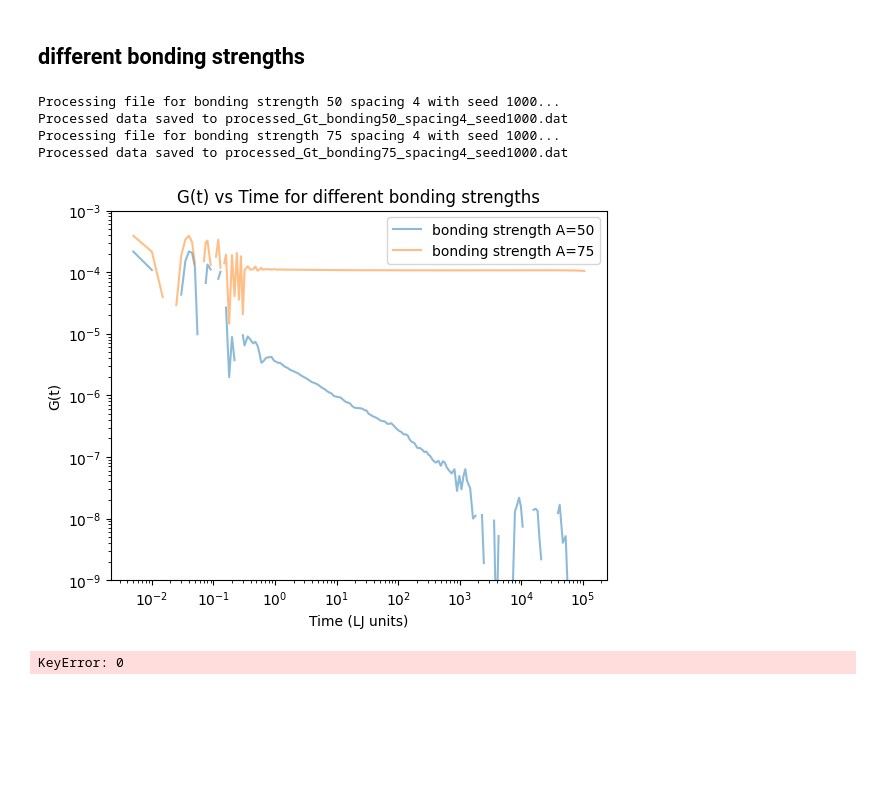
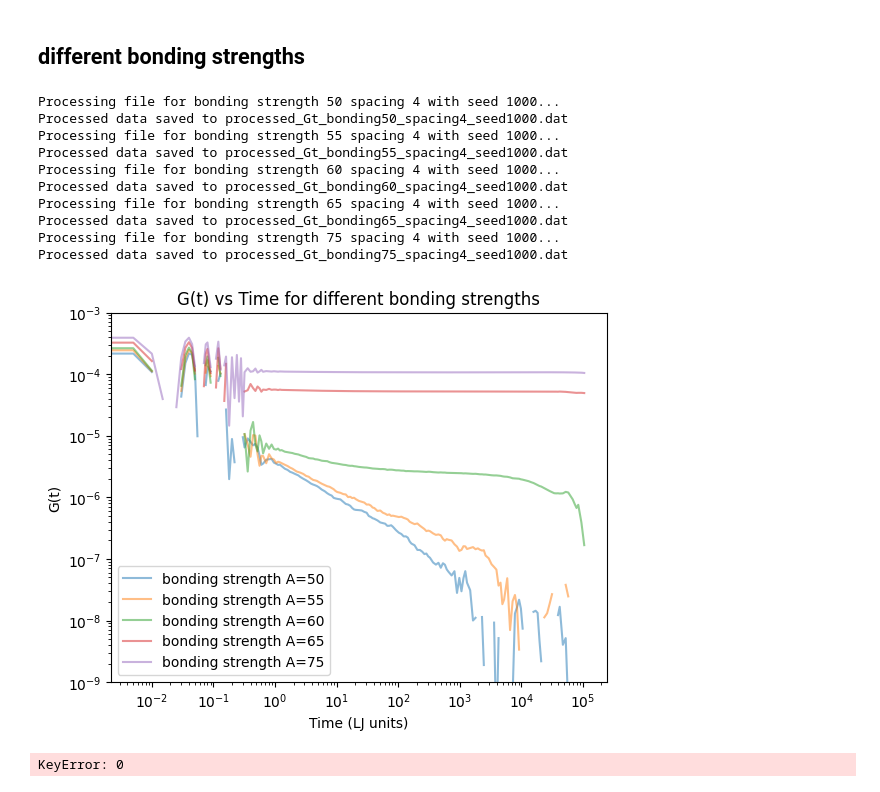
Before and after one commit to anotherbeaver/amine_polymers, a Jupyter notebook: storage_loss_moduli.ipynb, the cells around one changed output. Saved outputs shown, nothing was run; the diff lists cells and outputs as text; code cells hidden in the pictures; blank space fills up the shorter version.

```diff
--- a/logs/storage_loss_moduli.ipynb
+++ b/storage_loss_moduli.ipynb
@@ -363,18 +156,22 @@ $$G(t) = k e^{-\frac k \eta t}$$
 
 and examining it in comparison to the expected form (https://pubs.rsc.org/en/content/articlehtml/2020/sm/d0sm00354a, Fig. 2)
 # %%
+import matplotlib.pyplot as plt
+import numpy as np
+
 # Test of moduli function using a Maxwell model G(t) = k * exp(- (k/eta) * t)
 
-k = 1e2
+k = 1
 eta = 1.0
-t = np.linspace(0, 1e5, 5000)
+t = np.logspace(-1, 1, 100)
 G_t = k * np.exp(- (k / eta) * t)
 
 print(np.any(~np.isfinite(G_t))) # should be False
 print("Maxwell model G(t) min, max:", G_t.min(), G_t.max())
+print("Smallest and largest dt:", np.min(np.diff(t)), np.max(np.diff(t)))
 
 # plt.loglog(t, G_t , label='G(t) Maxwell model')
-plt.plot(t, G_t , label='G(t) Maxwell model')
+plt.loglog(t, G_t , label='G(t) Maxwell model')
 plt.xlabel('Time')
 plt.ylabel('G(t)')
 plt.title('Relaxation Modulus G(t) - Maxwell Model')
@@ -387,8 +185,9 @@ Maxwell model G(t) min, max: 0.0 100.0
 # %%
-
+# t_start = 0
+# t_end =
 # n data points
 n = 200
-omega = np.logspace(-8, 4, n)
+omega = np.logspace(-4, 3, n)
 F, Gp, Gpp = fourier_integral_moduli(t, G_t, omega)
 plt.loglog(omega, Gp, marker='o', alpha=0.6, label="G'")
 plt.loglog(omega, Gpp, marker='x', alpha=0.6, label="G''")
@@ -512,0 +203,25 @@ Comparing the G'/G'' plots with the plots of our actual data
+# %%
+def fourier_moduli_uneven_vec(t, G, omega):
+    t = np.asarray(t)
+    G = np.asarray(G)
+    omega = np.atleast_1d(omega)
+
+    exp_matrix = np.exp(-1j * np.outer(omega, t))  # shape (len(omega), len(t))
+    F = np.trapz(G * exp_matrix, t, axis=1)
+
+    Gp = -omega * F.imag
+    Gpp = omega * F.real
+    return F, Gp, Gpp
+# %%
+
+# n data points
+n = 200
+omega = np.logspace(-8, 4, n)
+F, Gp, Gpp = fourier_moduli_uneven_vec(t, G_t, omega)
+plt.loglog(omega, Gp, marker='o', alpha=0.6, label="G'")
+plt.loglog(omega, Gpp, marker='x', alpha=0.6, label="G''")
+plt.xlabel('Frequency ω')
+plt.ylabel("G', G''")
+plt.title("Storage/Loss (G'/G'') Modulus vs Frequency")
+plt.legend()
+plt.show()
@@ -820,35 +535,41 @@ for i in [50, 55, 60, 65, 75]:
             time_list.append(data['time'])
 
             # G_t *= 40**3 / (1.0 * 1.0)  # V / (kB * T)
 
-            plt.loglog(data['time'][start:], G_t[start:], alpha=0.5, label=f'bonding strength A={i}')
+            plt.loglog(data['time'], G_t, alpha=0.5, label=f'bonding strength A={i}')
             # save file as space separated values
             output_file = f"processed_Gt_bonding{i}_spacing4_seed{seed}.dat"
             processed_data = pd.DataFrame({'time': data['time'], 'G_t': G_t})
             processed_data.to_csv(output_file, sep=' ', index=False)
             print(f"Processed data saved to {output_file}")
         except FileNotFoundError:
             print(f"File for bonding {i} spacing 4 seed {seed} not found. Skipping.")
 
 plt.legend()
 # plt.xlim([t_start, t_end])
 plt.ylim([1e-9, 1e-3])
 plt.xlabel('Time (LJ units)')
 plt.ylabel('G(t)')
 plt.title('G(t) vs Time for different bonding strengths')
 plt.show()
 
 
 # plt.xlabel('Time (LJ units)')
 # plt.ylabel('C(t)')
 # plt.title('Averaged C(t) vs Time for different bonding site densities')
 # plt.show()
 # %% [output]
 Processing file for bonding strength 50 spacing 4 with seed 1000...
 Processed data saved to processed_Gt_bonding50_spacing4_seed1000.dat
+Processing file for bonding strength 55 spacing 4 with seed 1000...
+Processed data saved to processed_Gt_bonding55_spacing4_seed1000.dat
+Processing file for bonding strength 60 spacing 4 with seed 1000...
+Processed data saved to processed_Gt_bonding60_spacing4_seed1000.dat
+Processing file for bonding strength 65 spacing 4 with seed 1000...
+Processed data saved to processed_Gt_bonding65_spacing4_seed1000.dat
 Processing file for bonding strength 75 spacing 4 with seed 1000...
 Processed data saved to processed_Gt_bonding75_spacing4_seed1000.dat
-[figure, old version]
+[figure, new version]
 # %%
 # apply fourier integral to each G(t) in G_list
 storage_moduli = []
```
Also changed, not shown: parts of 20 cells of this notebook, 26 other files.
